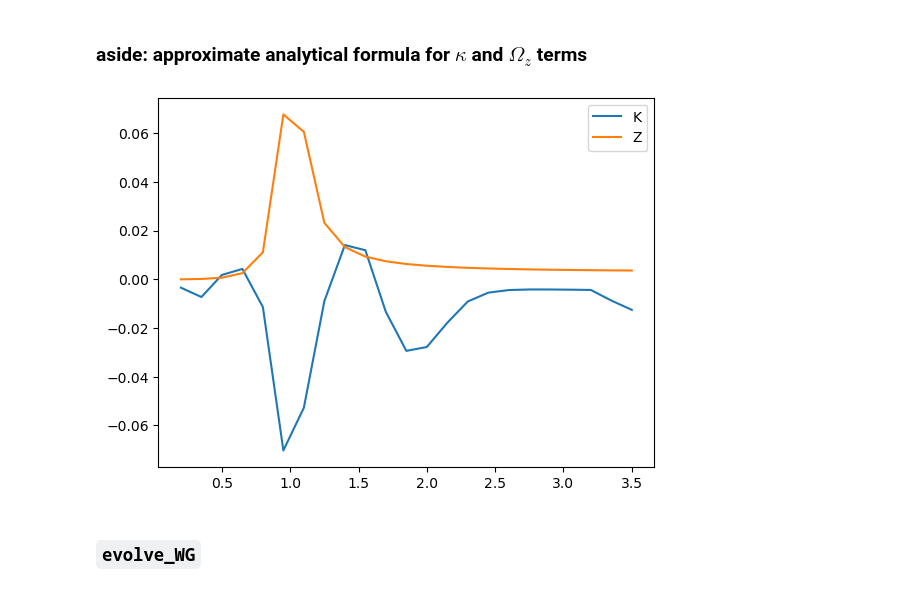
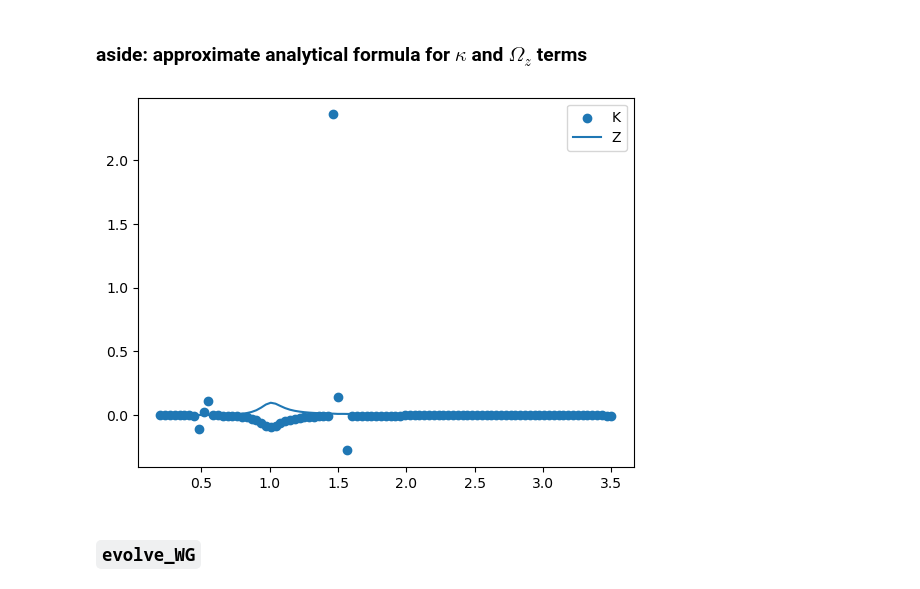
Before and after one commit to Jupiter1994/warped-disks, a Jupyter notebook: reduced-eqs-zhu2019.ipynb, the cells around one changed output. Saved outputs shown, nothing was run; the diff lists cells and outputs as text; code cells hidden in the pictures.

```diff
--- a/reduced-eqs-zhu2019.ipynb
+++ b/reduced-eqs-zhu2019.ipynb
@@ -92,7 +92,12 @@ def Sigma(Rs, use_gap):
 
     Sigma0 = 1
 
-    return Sigma0 * Rs**(-3/2) / fgaps
+    # return Sigma0 * Rs**(-3/2) / fgaps
+
+    Sigmas = np.zeros(shape=Rs.shape) + 1
+    Sigmas[(Rs > R_a) & (Rs < R_b)] = 0.1
+
+    return Sigmas
 
 def f_gap(Rs, K, R_a, R_b, D_a, D_b, use_gap):
     '''
@@ -592,7 +597,7 @@ def dG_dt(Rs_torque, Gs, Rs_warp, Ws, Mp, a, use_gap):
 Rmin = 0.2
 Rmax = 3.5
 
-DeltaR = 0.15 # 0.03
+DeltaR = 0.035 # 0.03
 num_Rs = (int) ((Rmax - Rmin) / DeltaR) + 1
 
 # stagger W and G in the R domain
@@ -608,37 +613,37 @@ Zs = (Omegazs**2-Omegas**2)/(Omegas**2)
 
 arbs1 = (1/np.pi) * Mp / ( (Rs_warp-a)**2 + soft_term**2)
 arbs2 = (1/np.pi) * Mp * Rs_warp**2 / ( (Rs_warp-a)**2 + soft_term**2)
 # arbs = .1*np.exp(-((Rs_warp-1)/.14)**2)
 
 # plt.plot(Rs_warp, Omegas, label="Omegas")
 # plt.plot(Rs_warp, Kappas, label="Kappas")
 # plt.plot(Rs_warp, Omegazs, label="Omegazs")
 
 #plt.vlines(1,0,.4)
 
-plt.plot(Rs_warp, Ks, label="K")
+plt.scatter(Rs_warp, Ks, label="K")
 plt.plot(Rs_warp, Zs, label="Z")
 #plt.plot(Rs_warp, Ks+Zs, label="K+Z")
 #plt.plot(Rs_warp, np.abs(Ks+Zs)/Zs, label="relative diff between K,Z")
 
 #plt.plot(Rs_warp, arbs1, label="Z approx")
 #plt.plot(Rs_warp, -arbs1, label="K approx")
 #plt.plot(Rs_warp, arbs2, label="new")
 
 # plt.plot(Rs_warp, np.abs(arbs1-Zs)/Zs, label="error for old formula")
 # plt.plot(Rs_warp, np.abs(arbs2-Zs)/Zs, label="error for improved formula")
 
 #plt.xlim(.7,1.3)
-#plt.ylim(0, 1)
+#plt.ylim(-.2, .2)
 
 plt.legend()
 
-save_fig = True
+save_fig = False
 if save_fig:
     plt.savefig("Figures/KvsZ_ctrl_gapped.png")
 plt.show()
 # %% [output]
-[figure, old version]
+[figure, new version]
 # %% [markdown]
 ### `evolve_WG`
 # %%
```
Also changed, not shown: parts of 2 cells of this notebook, 1 other file.
